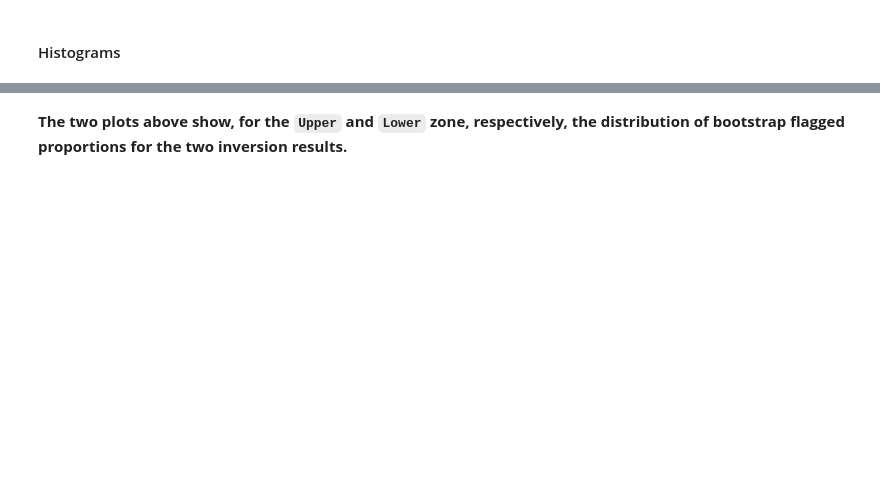
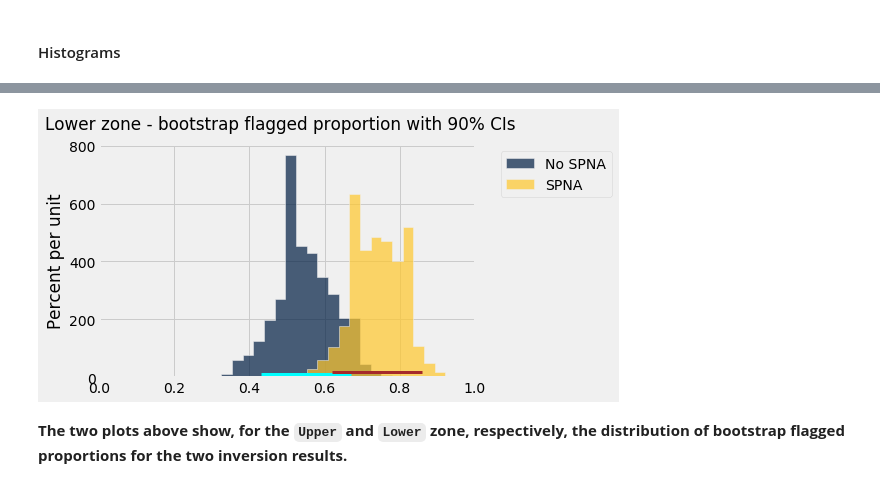
Before and after one commit to mycarta/Be-a-geoscience-detective, a Jupyter notebook: Be-a-geoscience-detective.ipynb, the cells around one changed output, grey strips where cells are left out. Saved outputs shown, nothing was run; the diff lists cells and outputs as text; code cells hidden in the pictures; blank space fills up the shorter version.

```diff
--- a/Be-a-geoscience-detective.ipynb
+++ b/Be-a-geoscience-detective.ipynb
@@ -446,6 +445,6 @@ bootstrap_upper['SPNA']=bootstrap_proportion(table_b.where('zone', 'Upper'), 'fl
 # %%
 bootstrap_lower=Table(['No SPNA', 'SPNA'])
-bootstrap_lower['No SPNA']=bootstrap_proportion(table_a.where('zone', 'Lower'), 'flag', 5000)
-bootstrap_lower['SPNA']=bootstrap_proportion(table_b.where('zone', 'Lower'), 'flag', 5000)
+bootstrap_lower['No SPNA']=bootstrap_proportion(table_a.where('zone', 'Lower'), 'flag', 20000)
+bootstrap_lower['SPNA']=bootstrap_proportion(table_b.where('zone', 'Lower'), 'flag', 20000)
 # %%
 plt.style.use('fivethirtyeight')
@@ -460,13 +461,14 @@ fig.suptitle('Upper zone - bootstrap flagged proportion with 90% CIs');
 # %%
 plt.style.use('fivethirtyeight')
-bootstrap_lower.select(['No SPNA','SPNA']).hist(overlay=True,bins=20,normed=True)
-
-plt.plot(make_array(zone_errors_a['90% C.I.'][1][0], zone_errors_a['90% C.I.'][1][1]), make_array(0.1, 0.1),
+bootstrap_lower.select(['No SPNA','SPNA']).hist(overlay=True,bins=25,normed=True)
+plt.plot(make_array(zone_errors_a['CI_90_low'][1], zone_errors_a['CI_90_high'][1]), make_array(0.1, 0.1),
          color='cyan', lw=3);
-plt.plot(make_array(zone_errors_b['90% C.I.'][1][0], zone_errors_b['90% C.I.'][1][1]), make_array(0.2, 0.2),
+plt.plot(make_array(zone_errors_b['CI_90_low'][1], zone_errors_b['CI_90_high'][1]), make_array(0.2, 0.2),
          color='brown', lw=3);
-
+plt.xlim(0, 1)
 fig = plt.gcf()
 fig.suptitle('Lower zone - bootstrap flagged proportion with 90% CIs');
+# %% [output]
+[figure, added]
 # %% [markdown]
 __The two plots above show, for the `Upper` and `Lower` zone, respectively, the distribution of bootstrap flagged proportions for the two inversion results.__
```
Also changed, not shown: parts of 7 cells of this notebook.
